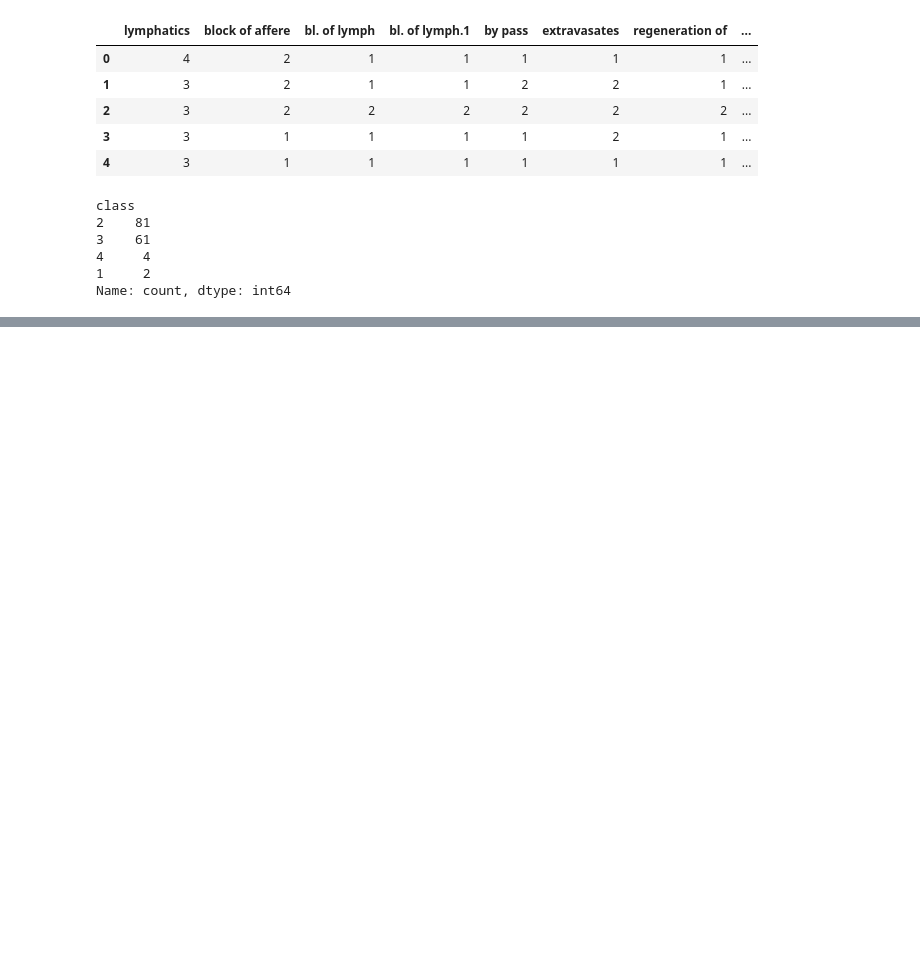
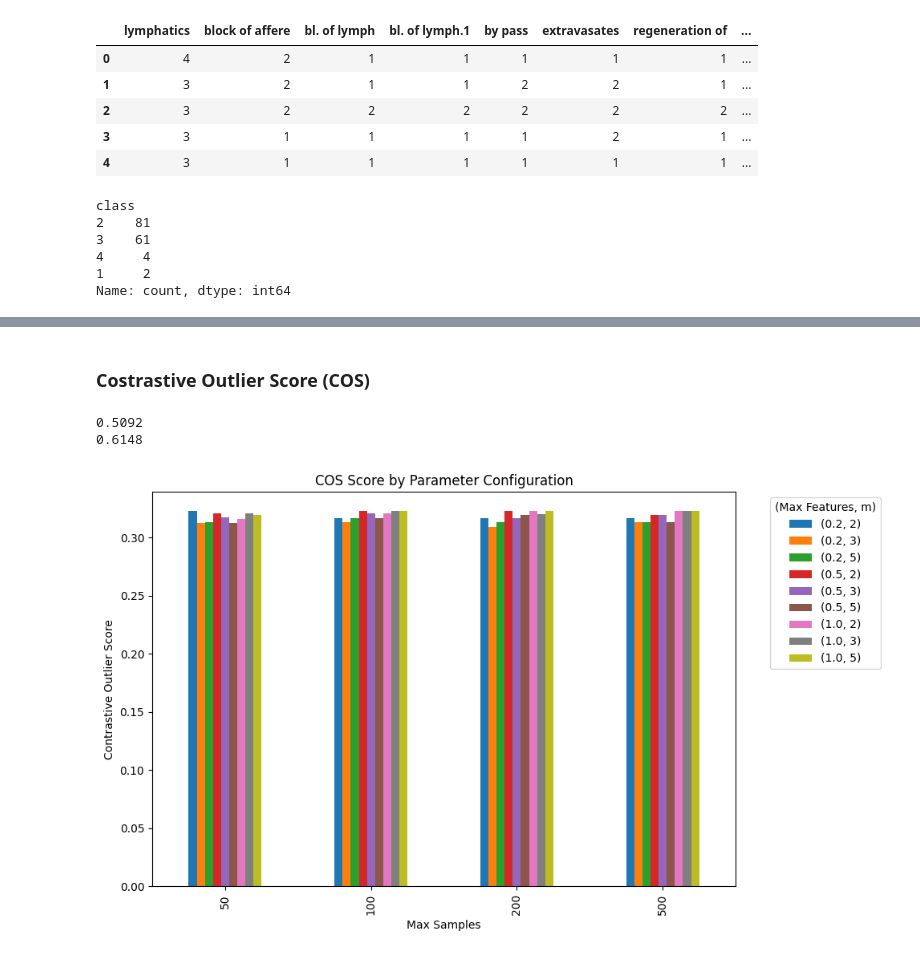
Before and after one commit to wlazarz/edm-cif, a Jupyter notebook: example/example.ipynb, the cells around one changed output, grey strips where cells are left out. Drawn from its saved outputs; the diff is of its cells as text; code cells hidden in the pictures; blank space fills up the shorter version.

```diff
--- a/example/example.ipynb
+++ b/example/example.ipynb
@@ -64,0 +65,57 @@ array([0.25317798, 0.1863441 , 0.49029872, 0.30677359, 0.12550945,
+# %% [markdown]
+### Costrastive Outlier Score (COS)
+# %%
+from contrastive_outlier_score import contrastive_outlier_score, one_hot_encoding
+
+cos = contrastive_outlier_score(df=df, labels=labels, metric='hamming', strategy='n_closest', n=20)
+print(cos)
+cos = contrastive_outlier_score(df=df, labels=labels, metric='hamming', strategy='n_closest', n=100)
+print(cos)
+# %% [output]
+0.5092
+0.6148
+# %%
+import matplotlib.pyplot as plt
+from itertools import product
+import warnings
+from collections import Counter
+warnings.filterwarnings('ignore')
+
+param_grid = {
+    'n_estimators': [50, 100, 200],
+    'max_samples': [50, 100, 200, 500],
+    'max_features': [0.2, 0.5, 1.0],
+    'm': [2, 3, 5]
+}
+
+results = []
+for n_estimators, max_samples, max_features, m in product(param_grid['n_estimators'],
+                                            param_grid['max_samples'],
+                                            param_grid['max_features'],
+                                            param_grid['m']):
+
+    alg = EDM_CIF(n_estimators=n_estimators, max_features=max_features, max_samples=max_samples, m=m, contamination=0.04)
+    labels = alg.fit_predict(df)
+
+    cos_score = contrastive_outlier_score(one_hot_encoding(df), labels, metric='hamming', strategy='n_closest', n=20)
+    results.append({
+        'max_samples': max_samples,
+        'max_features': max_features,
+        'm': m,
+        'COS': cos_score
+    })
+
+
+results_df = pd.DataFrame(results)
+pivot_table = results_df.pivot_table(values='COS', index='max_samples', columns=['max_features', 'm'])
+
+fig, ax = plt.subplots(figsize=(10, 6))
+pivot_table.plot(kind='bar', ax=ax)
+ax.set_title('COS Score by Parameter Configuration')
+ax.set_ylabel('Contrastive Outlier Score')
+ax.set_xlabel('Max Samples')
+ax.legend(title='(Max Features, m)', bbox_to_anchor=(1.05, 1), loc='upper left')
+plt.tight_layout()
+plt.show()
+# %% [output]
+[figure, added]
```
Also changed, not shown: parts of 2 cells of this notebook, 1 other file.
